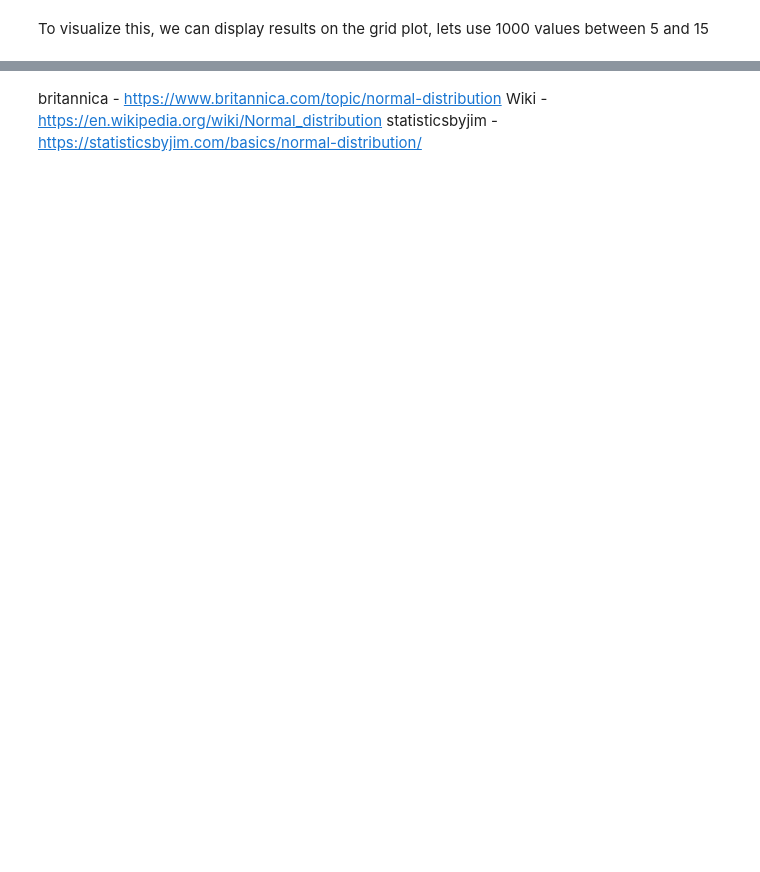
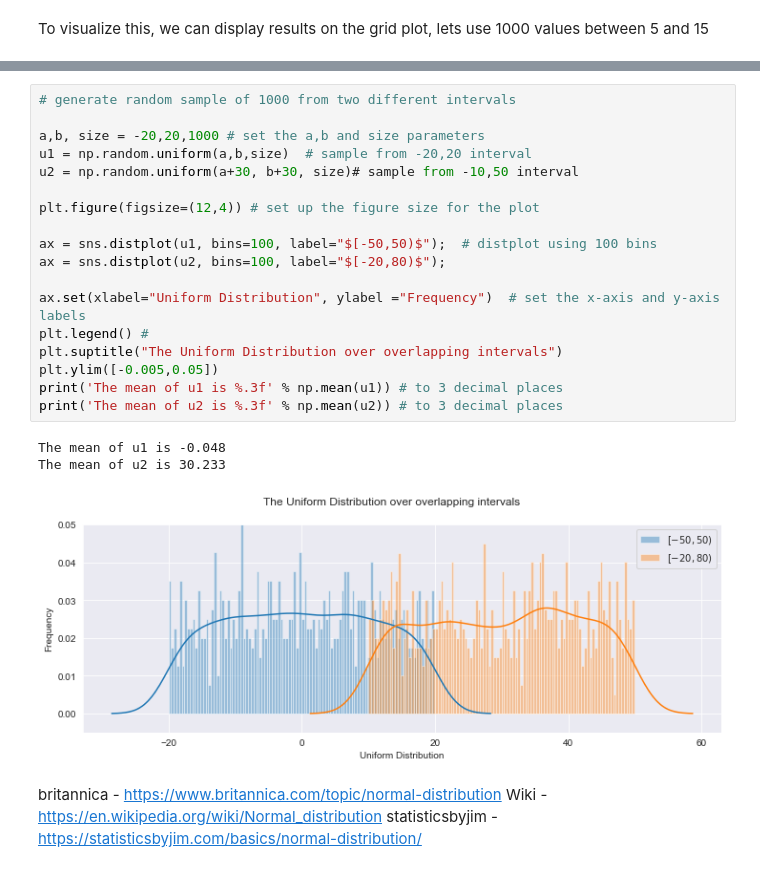
Before and after one commit to angelinka/numpy_assignment, a Jupyter notebook: numPy.ipynb, the cells around one changed output, grey strips where cells are left out. Cells and saved outputs as stored; diff of their text form; blank space fills up the shorter version.

```diff
--- a/numPy.ipynb
+++ b/numPy.ipynb
@@ -416,3 +459,25 @@ plt.plot(rng.uniform(5, 15, size=1000), 'b.')
+# %%
+# generate random sample of 1000 from two different intervals
+
+a,b, size = -20,20,1000 # set the a,b and size parameters
+u1 = np.random.uniform(a,b,size)  # sample from -20,20 interval
+u2 = np.random.uniform(a+30, b+30, size)# sample from -10,50 interval
+
+plt.figure(figsize=(12,4)) # set up the figure size for the plot
+
+ax = sns.distplot(u1, bins=100, label="$[-50,50)$");  # distplot using 100 bins
+ax = sns.distplot(u2, bins=100, label="$[-20,80)$");
+
+ax.set(xlabel="Uniform Distribution", ylabel ="Frequency")  # set the x-axis and y-axis labels
+plt.legend() #
+plt.suptitle("The Uniform Distribution over overlapping intervals")
+plt.ylim([-0.005,0.05])
+print('The mean of u1 is %.3f' % np.mean(u1)) # to 3 decimal places
+print('The mean of u2 is %.3f' % np.mean(u2)) # to 3 decimal places
+# %% [output]
+The mean of u1 is -0.048
+The mean of u2 is 30.233
+[figure, added]
 # %% [markdown]
 britannica - https://www.britannica.com/topic/normal-distribution
 Wiki - https://en.wikipedia.org/wiki/Normal_distribution
```
Also changed, not shown: parts of 32 cells of this notebook.
